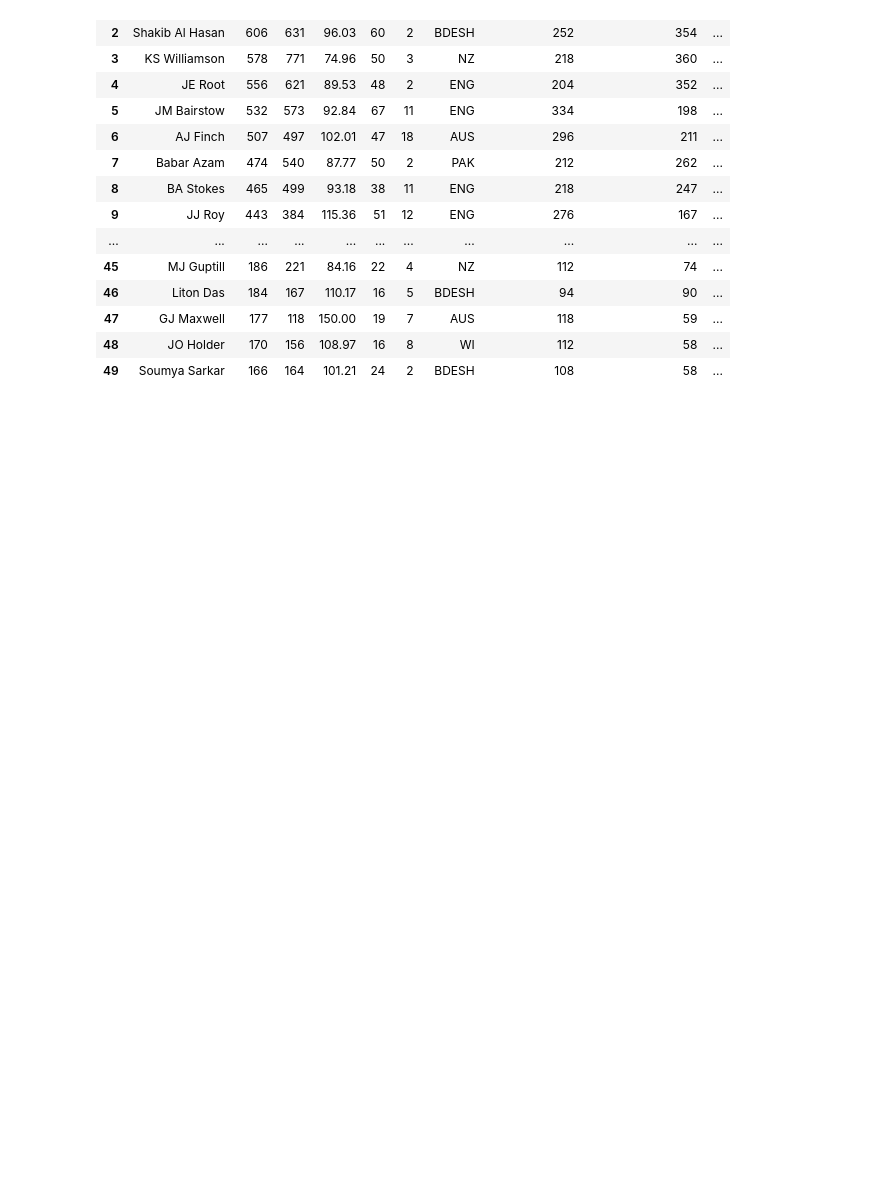
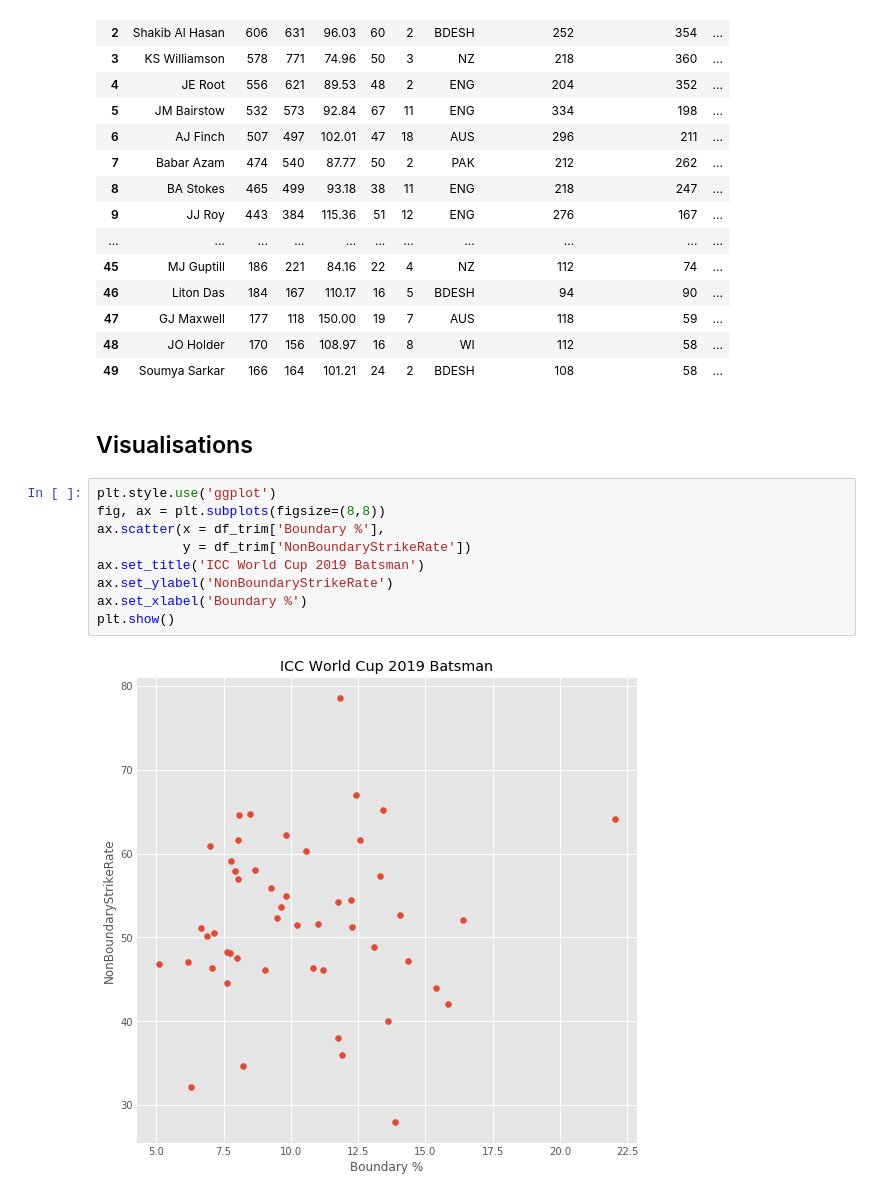
Before and after one commit to willcanniford/cricketer-analysis, a Jupyter notebook: world_cup_batting.ipynb, the cells around one changed output. Cells and saved outputs as stored; diff of their text form; blank space fills up the shorter version.

Commit message:
Add basic visualisation

```diff
--- a/world_cup_batting.ipynb
+++ b/world_cup_batting.ipynb
@@ -101,3 +102,16 @@ df_trim
 | 47 | GJ Maxwell | 177 | 118 | 150.00 | 19 | 7 | AUS | 118 | 59 | ... |
 | 48 | JO Holder | 170 | 156 | 108.97 | 16 | 8 | WI | 112 | 58 | ... |
 | 49 | Soumya Sarkar | 166 | 164 | 101.21 | 24 | 2 | BDESH | 108 | 58 | ... |
+# %% [markdown]
+## Visualisations
+# %%
+plt.style.use('ggplot')
+fig, ax = plt.subplots(figsize=(8,8))
+ax.scatter(x = df_trim['Boundary %'],
+           y = df_trim['NonBoundaryStrikeRate'])
+ax.set_title('ICC World Cup 2019 Batsman')
+ax.set_ylabel('NonBoundaryStrikeRate')
+ax.set_xlabel('Boundary %')
+plt.show()
+# %% [output]
+[figure, added]
```
Also changed, not shown: parts of 1 cell of this notebook.
